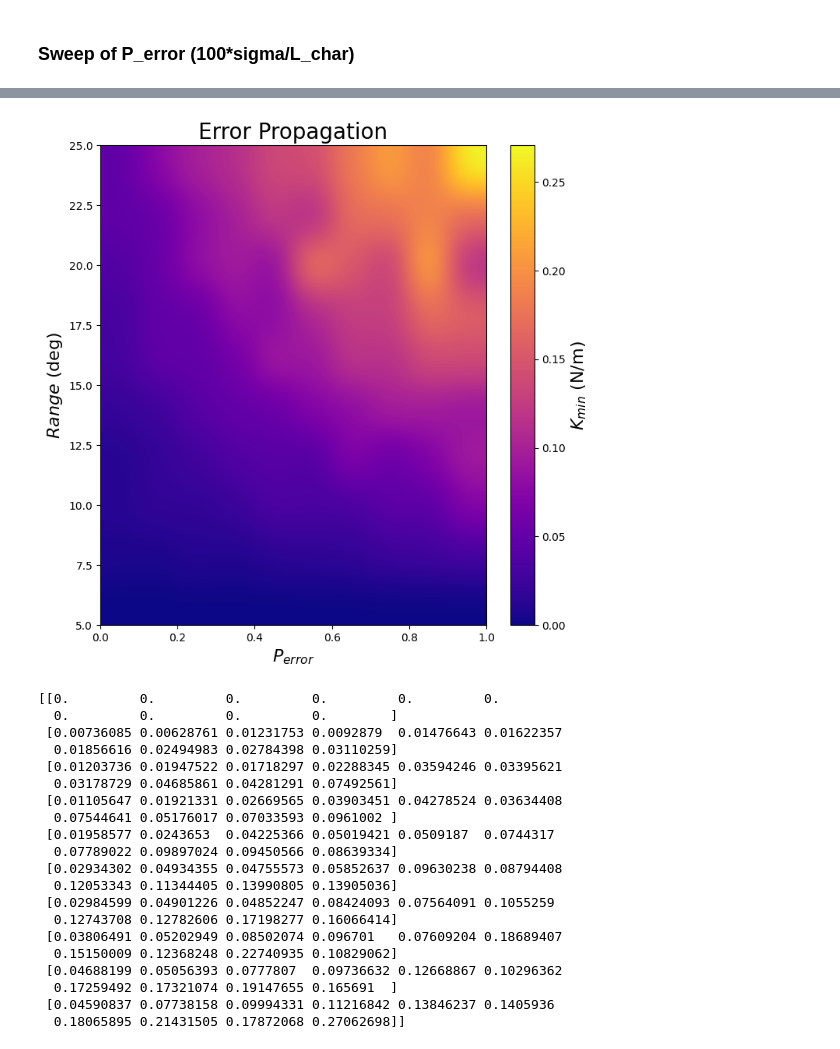
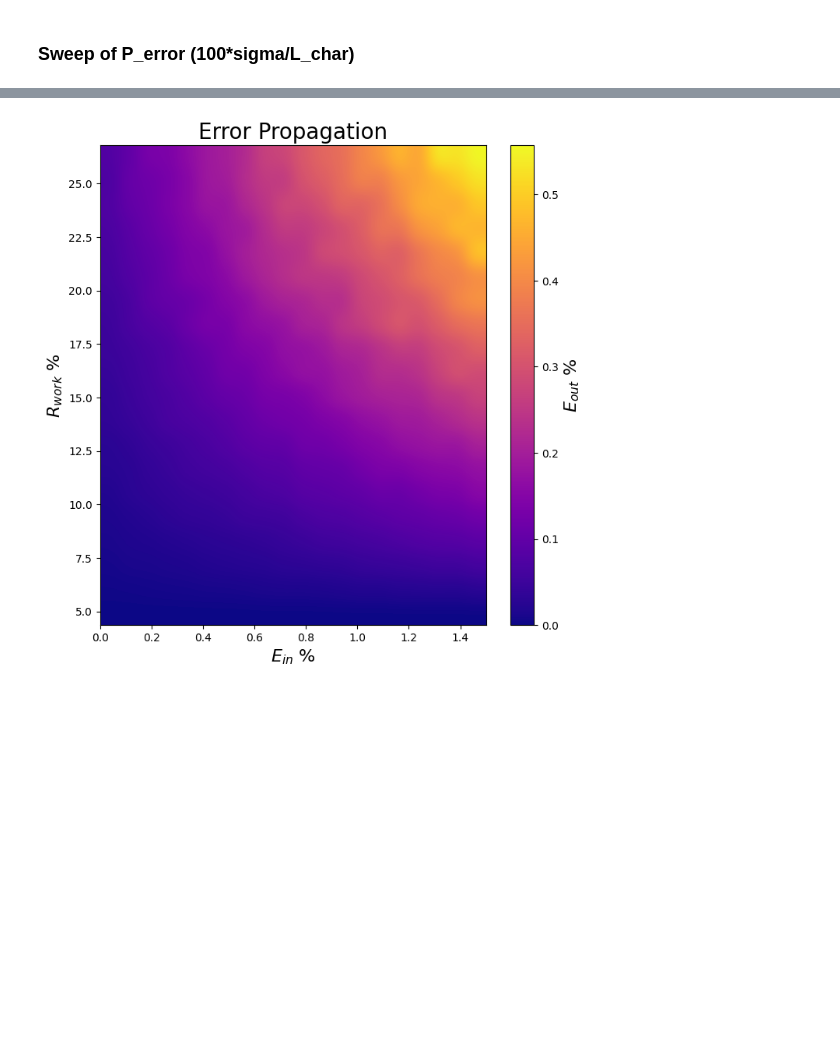
Before and after one commit to KubaSrc/ppm-analysis, a Jupyter notebook: error_analysis.ipynb, the cells around one changed output, grey strips where cells are left out. Drawn from its saved outputs; the diff is of its cells as text; code cells hidden in the pictures; blank space fills up the shorter version.

Commit message:
"Updated error propagation"

```diff
--- a/error_analysis.ipynb
+++ b/error_analysis.ipynb
@@ -60,36 +70,14 @@ Invalid: 0.8612326044000002 25.0
 # %%
 import matplotlib.pyplot as plt
-plt.imshow(Error_out,cmap="plasma",interpolation="gaussian",origin="lower",aspect="auto",extent=(0,1,5,25))
+plt.imshow(Error_out,cmap="plasma",interpolation="gaussian",origin="lower",aspect="auto",extent=(Error_in[0],Error_in[-1],R_workspace[0],R_workspace[-1]))
 cb = plt.colorbar()
-cb.set_label("$K_{min}$ (N/m)",fontsize=16)
+cb.set_label("$E_{out}$ %",fontsize=16)
 #cb.formatter.set_powerlimits((0, 0))
-plt.xlabel("$P_{error}$",fontsize=16)
-plt.ylabel("$Range$ (deg)",fontsize=16)
+plt.xlabel("$E_{in}$ %",fontsize=16)
+plt.ylabel("$R_{work}$ %",fontsize=16)
 plt.title("Error Propagation",fontsize = 20)
 fig = plt.gcf()
 fig.set_size_inches((8,8))
 plt.show()
-
-print(Error_out)
 # %% [output]
-[figure, old version]
+[figure, new version]
-[[0.         0.         0.         0.         0.         0.
-  0.         0.         0.         0.        ]
- [0.00736085 0.00628761 0.01231753 0.0092879  0.01476643 0.01622357
-  0.01856616 0.02494983 0.02784398 0.03110259]
- [0.01203736 0.01947522 0.01718297 0.02288345 0.03594246 0.03395621
-  0.03178729 0.04685861 0.04281291 0.07492561]
- [0.01105647 0.01921331 0.02669565 0.03903451 0.04278524 0.03634408
-  0.07544641 0.05176017 0.07033593 0.0961002 ]
- [0.01958577 0.0243653  0.04225366 0.05019421 0.0509187  0.0744317
-  0.07789022 0.09897024 0.09450566 0.08639334]
- [0.02934302 0.04934355 0.04755573 0.05852637 0.09630238 0.08794408
-  0.12053343 0.11344405 0.13990805 0.13905036]
- [0.02984599 0.04901226 0.04852247 0.08424093 0.07564091 0.1055259
-  0.12743708 0.12782606 0.17198277 0.16066414]
- [0.03806491 0.05202949 0.08502074 0.096701   0.07609204 0.18689407
-  0.15150009 0.12368248 0.22740935 0.10829062]
- [0.04688199 0.05056393 0.0777807  0.09736632 0.12668867 0.10296362
-  0.17259492 0.17321074 0.19147655 0.165691  ]
- [0.04590837 0.07738158 0.09994331 0.11216842 0.13846237 0.1405936
-  0.18065895 0.21431505 0.17872068 0.27062698]]
```
Also changed, not shown: parts of 1 cell of this notebook, 2 other files.
